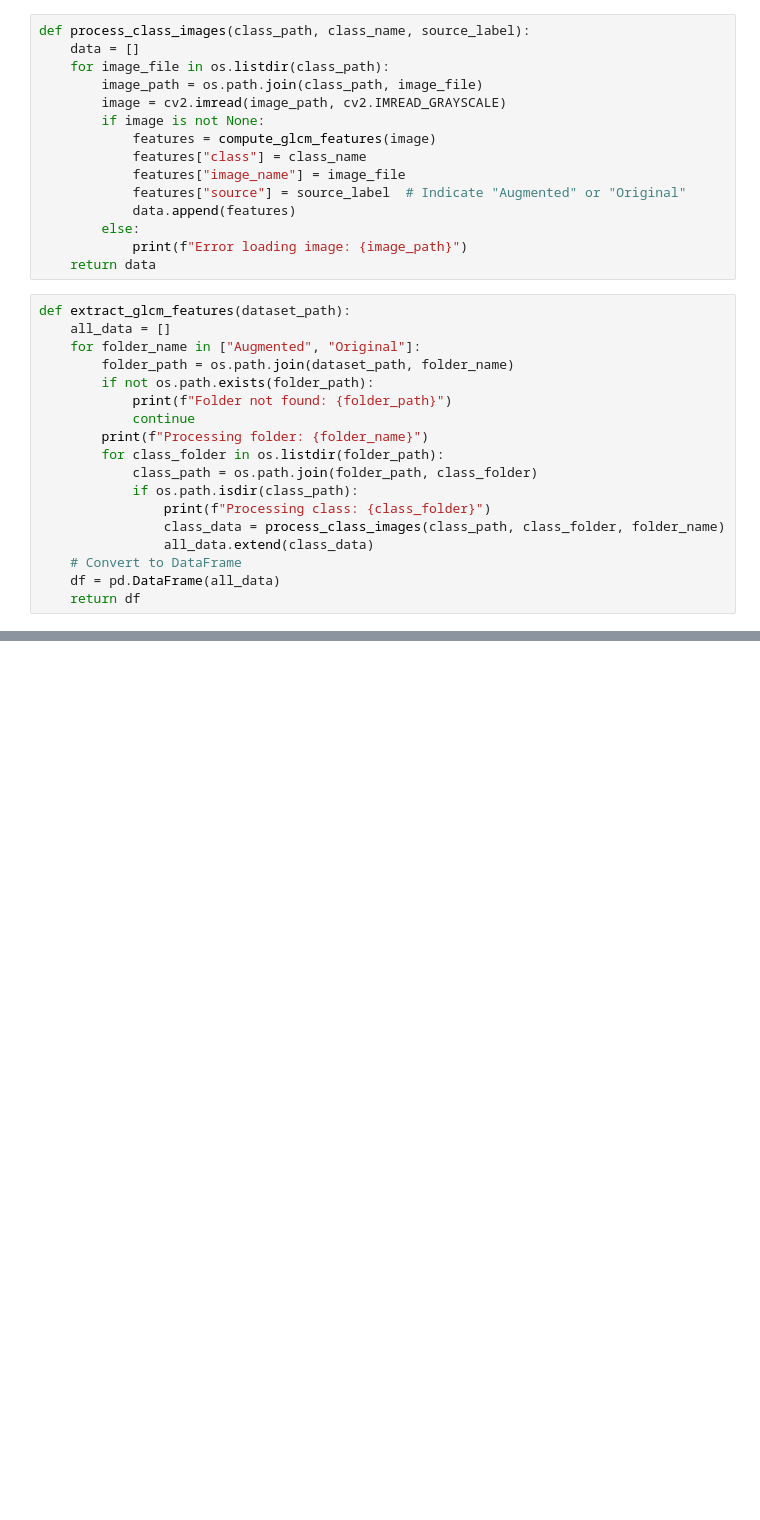
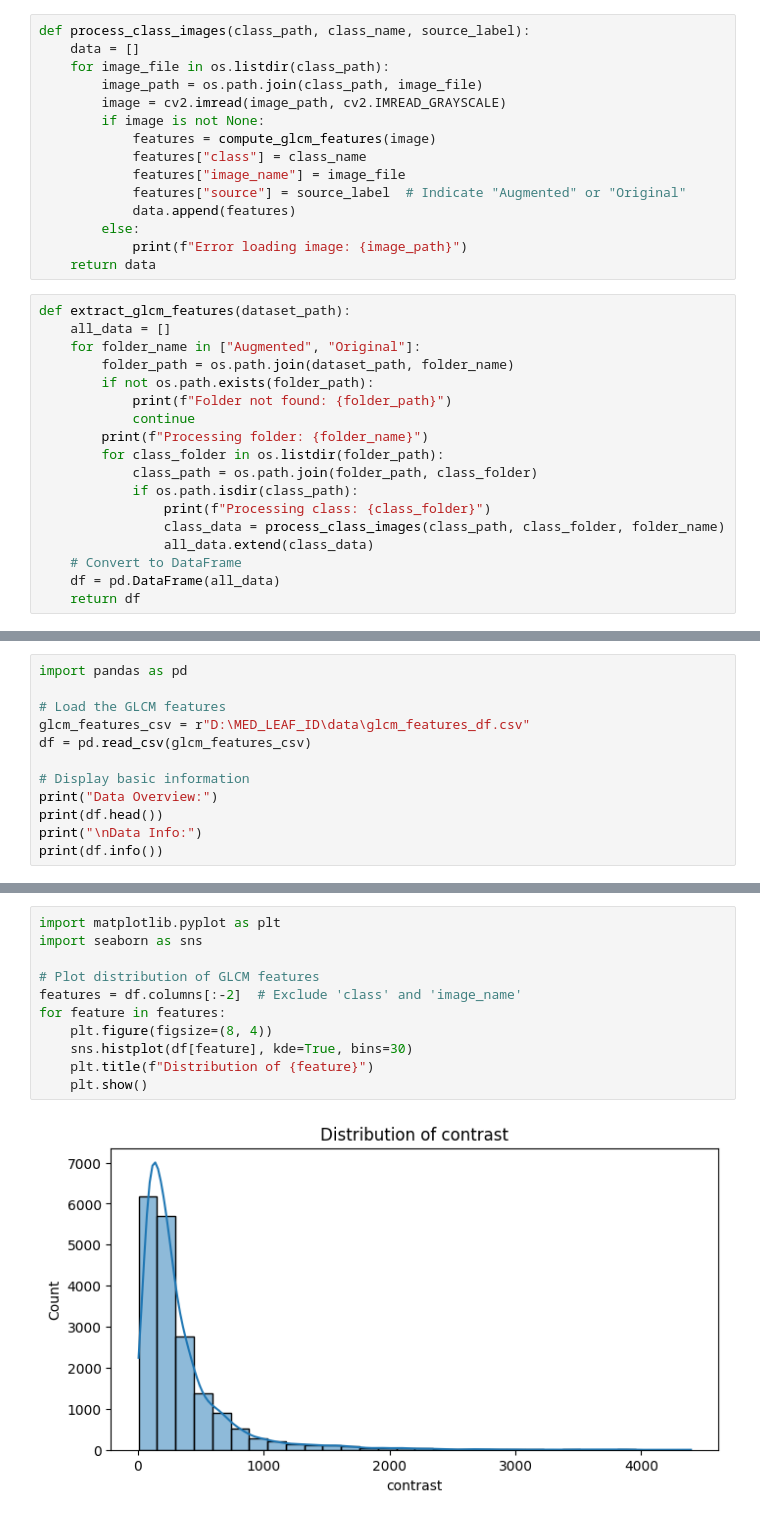
Before and after one commit to AadhithyaPrakash/MED_LEAF_ID, a Jupyter notebook: src/Scripts/glcm.ipynb, the cells around one changed output, grey strips where cells are left out. Drawn from its saved outputs; the diff is of its cells as text; blank space fills up the shorter version.

Commit message:
glcm and cnn

```diff
--- a/src/Scripts/glcm.ipynb
+++ b/src/Scripts/glcm.ipynb
@@ -66,0 +86,12 @@ if __name__ == "__main__":
+# %%
+import pandas as pd
+
+# Load the GLCM features
+glcm_features_csv = r"D:\MED_LEAF_ID\data\glcm_features_df.csv"
+df = pd.read_csv(glcm_features_csv)
+
+# Display basic information
+print("Data Overview:")
+print(df.head())
+print("\nData Info:")
+print(df.info())
@@ -66,0 +116,13 @@ if __name__ == "__main__":
+# %%
+import matplotlib.pyplot as plt
+import seaborn as sns
+
+# Plot distribution of GLCM features
+features = df.columns[:-2]  # Exclude 'class' and 'image_name'
+for feature in features:
+    plt.figure(figsize=(8, 4))
+    sns.histplot(df[feature], kde=True, bins=30)
+    plt.title(f"Distribution of {feature}")
+    plt.show()
+# %% [output]
+[figure, added]
```
Also changed, not shown: parts of 6 cells of this notebook, 1 other file.
